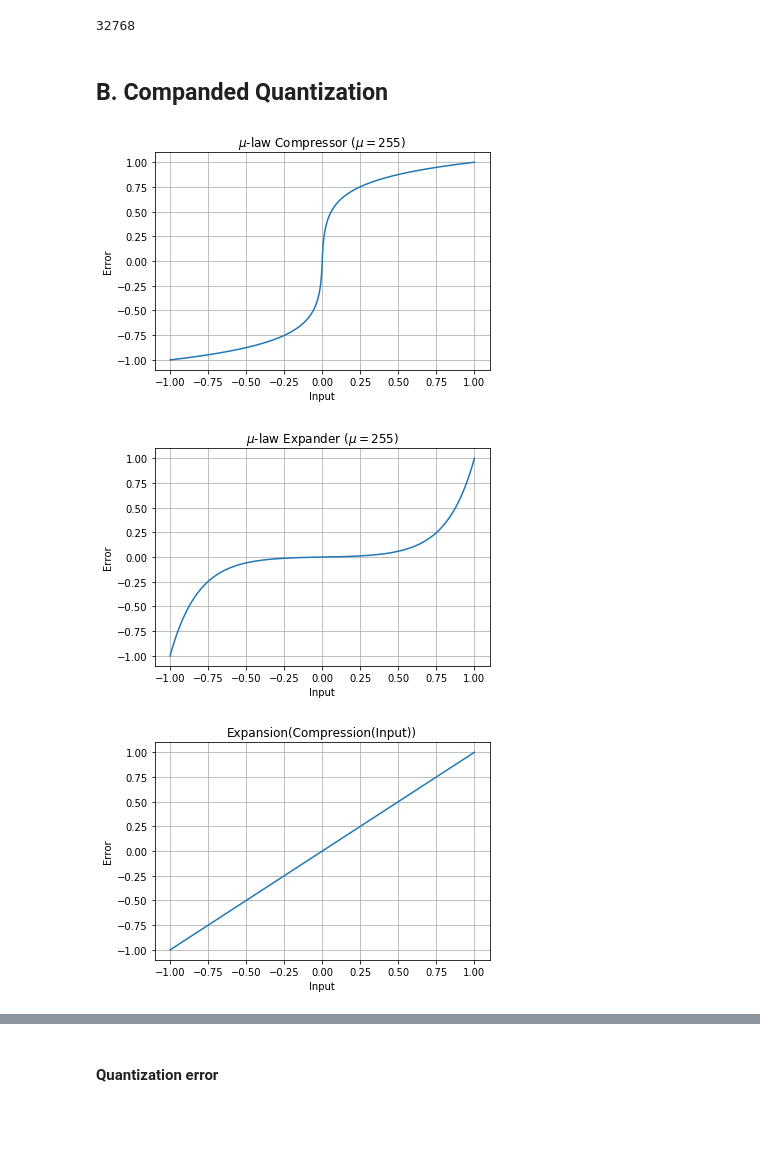
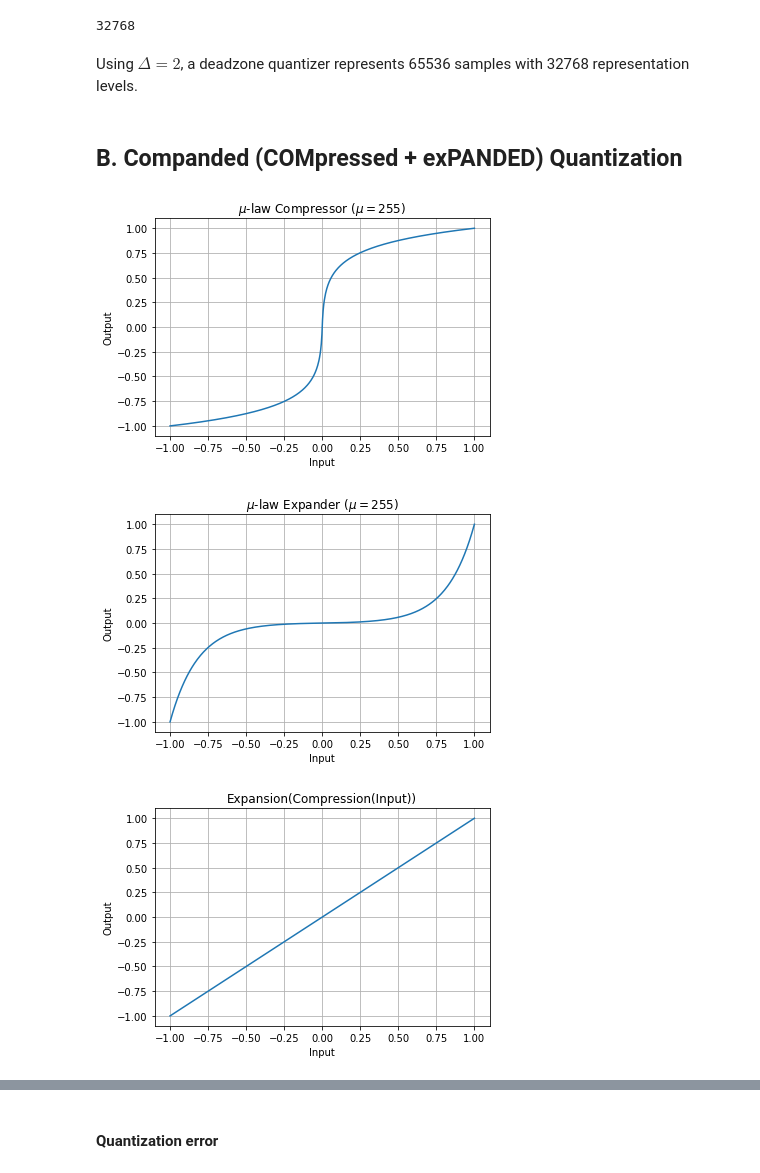
Before and after one commit to Tecnologias-multimedia/Tecnologias-multimedia.github.io, a Jupyter notebook: study_guide/quantization/graphics/quantization.ipynb, the cells around one changed output, grey strips where cells are left out. Saved outputs shown, nothing was run; the diff lists cells and outputs as text; code cells hidden in the pictures; blank space fills up the shorter version.

```diff
--- a/study_guide/quantization/graphics/quantization.ipynb
+++ b/study_guide/quantization/graphics/quantization.ipynb
@@ -330,8 +329,10 @@ print_center(x, y, 32)
 len(np.unique(y, return_counts = True)[0])
 # %% [output]
 32768
+# %% [markdown]
+Using $\Delta=2$, a deadzone quantizer represents 65536 samples with 32768 representation levels.
 # %% [markdown]
-## B. Companded Quantization
+## B. Companded (COMpressed + exPANDED) Quantization
 # %%
 def muLaw_compress(x, mu):
     return np.log(1+mu*np.abs(x))/np.log(1+mu)*np.sign(x)
@@ -339,26 +340,26 @@ def muLaw_compress(x, mu):
 def muLaw_expand(y, mu):
     return (1/mu)*(((1+mu)**np.abs(y))-1)*np.sign(y)
 # %%
-x = np.linspace(-1, 1, 500) # Input samples
+x = np.linspace(-1, 1, 500)
 
 mu = 255
 y = muLaw_compress(x, mu)
-plot_quantization_error(x, y, '$\mu$-law Compressor ($\mu={}$)'.format(mu))
+plot(x, y, "Input", "Output", "$\mu$-law Compressor ($\mu={}$)".format(mu))
 # %% [output]
-[figure, old version]
+[figure, new version]
 # %%
-x = np.linspace(-1, 1, 500) # Input samples
+x = np.linspace(-1, 1, 500)
 
 mu = 255
 y = muLaw_expand(x, mu)
-plot_quantization_error(x, y, '$\mu$-law Expander ($\mu={}$)'.format(mu))
+plot(x, y, "Input", "Output", "$\mu$-law Expander ($\mu={}$)".format(mu))
 # %% [output]
-[figure, old version]
+[figure, new version]
 # %%
 mu = 255
 x = np.linspace(-1, 1, 500)
 y = muLaw_compress(x, mu)
 x_recons = muLaw_expand(y, mu)
-plot_quantization_error(x, x_recons, 'Expansion(Compression(Input))'.format(mu))
+plot(x, x_recons, "Input", "Output", "Expansion(Compression(Input))".format(mu))
 # %% [output]
-[figure, old version]
+[figure, new version]
```
Also changed, not shown: parts of 36 cells of this notebook.
